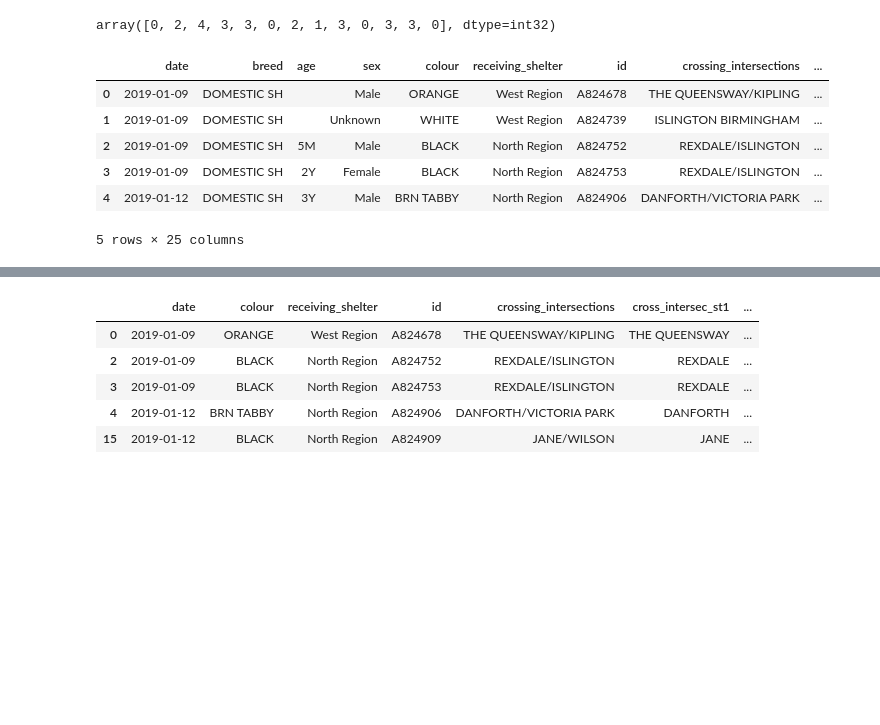
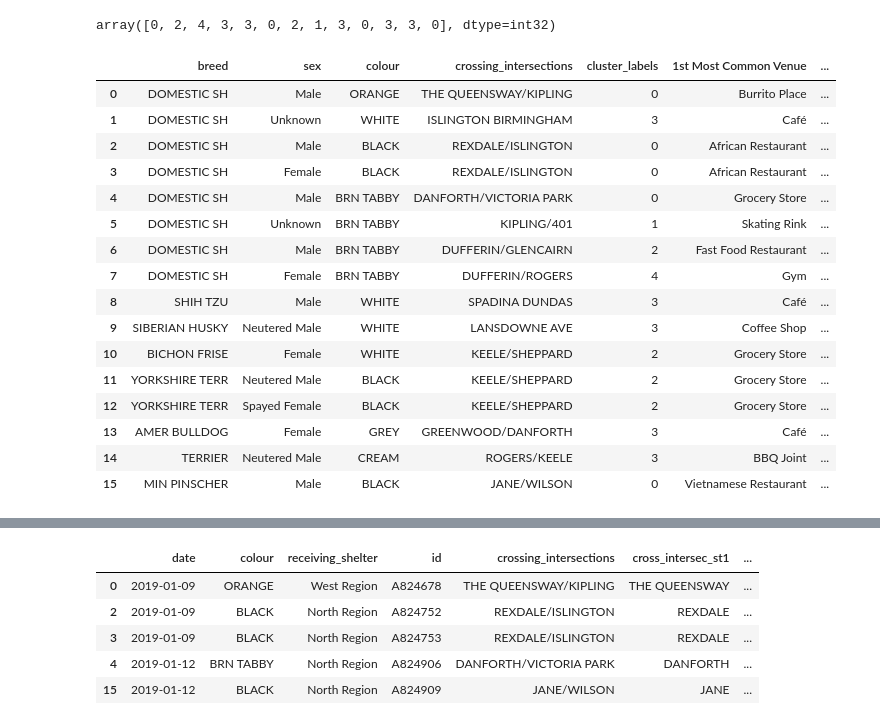
Before and after one commit to gomesluiz/Coursera_Capstone, a Jupyter notebook: w4_03_methodology.ipynb, the cells around one changed output, grey strips where cells are left out. Drawn from its saved outputs; the diff is of its cells as text; code cells hidden in the pictures; blank space fills up the shorter version.

```diff
--- a/w4_03_methodology.ipynb
+++ b/w4_03_methodology.ipynb
@@ -541,18 +541,28 @@ array([0, 2, 4, 3, 3, 0, 2, 1, 3, 0, 3, 3, 0], dtype=int32)
 # %%
 missed_pets_merged = missed_pets_grouped
 missed_pets_merged['cluster_labels'] = kmeans.labels_
 missed_pets_merged = missed_pets_merged[['crossing_intersections', 'cluster_labels']]
 missed_pets_merged = missed_pets_merged.join(missed_pets_venues_sorted.set_index('crossing_intersections'), on='crossing_intersections')
 missed_pets_merged = missed_pets.join(missed_pets_merged.reset_index().set_index('crossing_intersections'), on='crossing_intersections')
-missed_pets_merged.head()
+missed_pets_merged[['breed', 'sex', 'colour', 'crossing_intersections', 'cluster_labels', '1st Most Common Venue', '2nd Most Common Venue', '3rd Most Common Venue']].head(20)
 # %% [output]
-|  | date | breed | age | sex | colour | receiving_shelter | id | crossing_intersections | ... |
-| 0 | 2019-01-09 | DOMESTIC SH |  | Male | ORANGE | West Region | A824678 | THE QUEENSWAY/KIPLING | ... |
-| 1 | 2019-01-09 | DOMESTIC SH |  | Unknown | WHITE | West Region | A824739 | ISLINGTON BIRMINGHAM | ... |
-| 2 | 2019-01-09 | DOMESTIC SH | 5M | Male | BLACK | North Region | A824752 | REXDALE/ISLINGTON | ... |
-| 3 | 2019-01-09 | DOMESTIC SH | 2Y | Female | BLACK | North Region | A824753 | REXDALE/ISLINGTON | ... |
-| 4 | 2019-01-12 | DOMESTIC SH | 3Y | Male | BRN TABBY | North Region | A824906 | DANFORTH/VICTORIA PARK | ... |
+|  | breed | sex | colour | crossing_intersections | cluster_labels | 1st Most Common Venue | ... |
+| 0 | DOMESTIC SH | Male | ORANGE | THE QUEENSWAY/KIPLING | 0 | Burrito Place | ... |
+| 1 | DOMESTIC SH | Unknown | WHITE | ISLINGTON BIRMINGHAM | 3 | Café | ... |
+| 2 | DOMESTIC SH | Male | BLACK | REXDALE/ISLINGTON | 0 | African Restaurant | ... |
+| 3 | DOMESTIC SH | Female | BLACK | REXDALE/ISLINGTON | 0 | African Restaurant | ... |
+| 4 | DOMESTIC SH | Male | BRN TABBY | DANFORTH/VICTORIA PARK | 0 | Grocery Store | ... |
+| 5 | DOMESTIC SH | Unknown | BRN TABBY | KIPLING/401 | 1 | Skating Rink | ... |
+| 6 | DOMESTIC SH | Male | BRN TABBY | DUFFERIN/GLENCAIRN | 2 | Fast Food Restaurant | ... |
+| 7 | DOMESTIC SH | Female | BRN TABBY | DUFFERIN/ROGERS | 4 | Gym | ... |
+| 8 | SHIH TZU | Male | WHITE | SPADINA DUNDAS | 3 | Café | ... |
+| 9 | SIBERIAN HUSKY | Neutered Male | WHITE | LANSDOWNE AVE | 3 | Coffee Shop | ... |
+| 10 | BICHON FRISE | Female | WHITE | KEELE/SHEPPARD | 2 | Grocery Store | ... |
+| 11 | YORKSHIRE TERR | Neutered Male | BLACK | KEELE/SHEPPARD | 2 | Grocery Store | ... |
+| 12 | YORKSHIRE TERR | Spayed Female | BLACK | KEELE/SHEPPARD | 2 | Grocery Store | ... |
+| 13 | AMER BULLDOG | Female | GREY | GREENWOOD/DANFORTH | 3 | Café | ... |
+| 14 | TERRIER | Neutered Male | CREAM | ROGERS/KEELE | 3 | BBQ Joint | ... |
+| 15 | MIN PINSCHER | Male | BLACK | JANE/WILSON | 0 | Vietnamese Restaurant | ... |
-5 rows × 25 columns
 # %%
 # create map
 map_clusters = folium.Map(location=[latitude, longitude], zoom_start=12)
```
Also changed, not shown: 2 other files.
